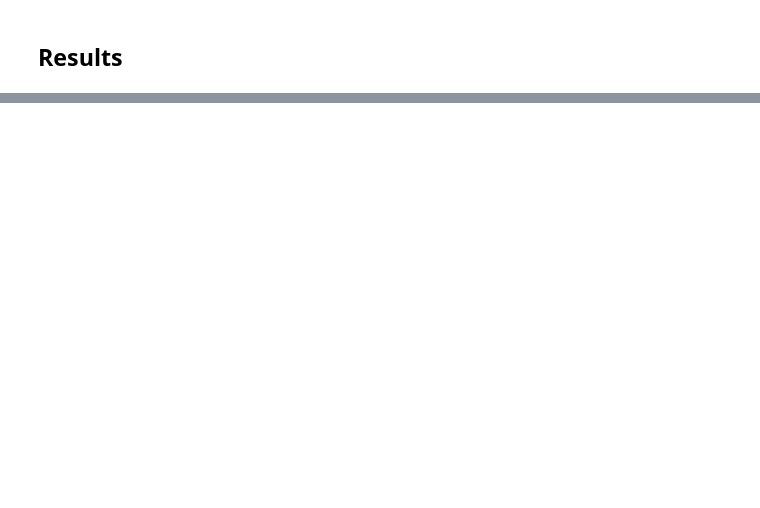
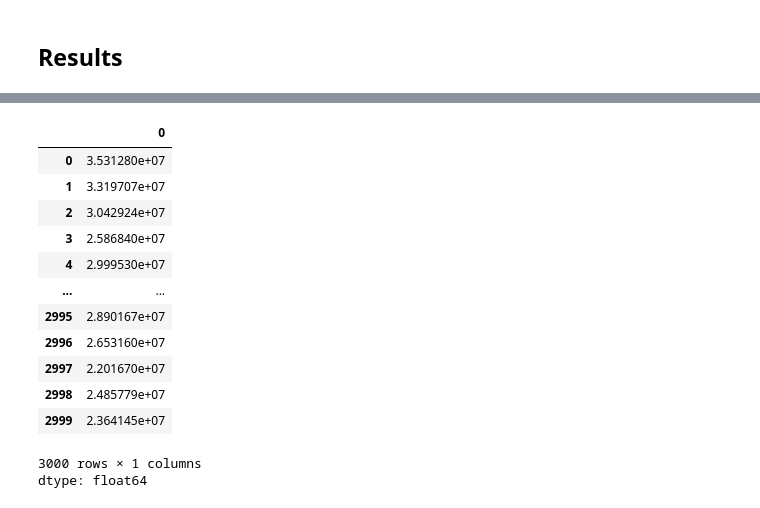
Before and after one commit to PochkaChaiki/gasReserves, a Jupyter notebook: GasReservesCalculations.ipynb, the cells around one changed output, grey strips where cells are left out. Drawn from its saved outputs; the diff is of its cells as text; code cells hidden in the pictures; blank space fills up the shorter version.

```diff
--- a/GasReservesCalculations.ipynb
+++ b/GasReservesCalculations.ipynb
@@ -27 +19,3 @@ class StatData:
+# %%
+amount_of_vars = 3000
 # %%
@@ -71,0 +66,7 @@ df_result_data
+# %%
+df_stat_params = pd.DataFrame(columns=['area', 'effective_thickness', 'porosity_coef', 'gas_saturation_coef'],
+                            index=['distribution', 'params'])
+df_stat_params['area'] = {'distribution': 'norm', 'params': {'mean': 38556 * 1e3, 'sigma': 3650 * 1e3}}
+df_stat_params['effective_thickness'] = {'distribution': 'norm', 'params': {'mean': 11.10, 'sigma': 0.867}}
+df_stat_params['porosity_coef'] = {'distribution': 'norm', 'params': {'mean': 0.09, 'sigma': 0.013}}
+df_stat_params['gas_saturation_coef'] = {'distribution': 'norm', 'params': {'mean': 0.7, 'sigma': 0.01}}
@@ -71,0 +75,7 @@ df_result_data
+# %%
+df_stat_data = pd.DataFrame(columns=['area', 'effective_thickness', 'porosity_coef', 'gas_saturation_coef'])
+
+for var in df_stat_data.columns:
+    loc, scale = tuple(df_stat_params[var]['params'].values())
+    lb, rb = (df_init_data[var]['min'] - loc) / scale, (df_init_data[var]['max'] - loc) / scale
+    df_stat_data[var] = st.truncnorm.rvs(lb, rb, loc=loc, scale=scale, size=amount_of_vars)
@@ -71,0 +87,17 @@ df_result_data
+# %%
+df_stat_data.prod(axis=1)
+# %% [output]
+|  | 0 |
+| 0 | 3.531280e+07 |
+| 1 | 3.319707e+07 |
+| 2 | 3.042924e+07 |
+| 3 | 2.586840e+07 |
+| 4 | 2.999530e+07 |
+| ... | ... |
+| 2995 | 2.890167e+07 |
+| 2996 | 2.653160e+07 |
+| 2997 | 2.201670e+07 |
+| 2998 | 2.485779e+07 |
+| 2999 | 2.364145e+07 |
+3000 rows × 1 columns
+dtype: float64
```
Also changed, not shown: parts of 17 cells of this notebook.
